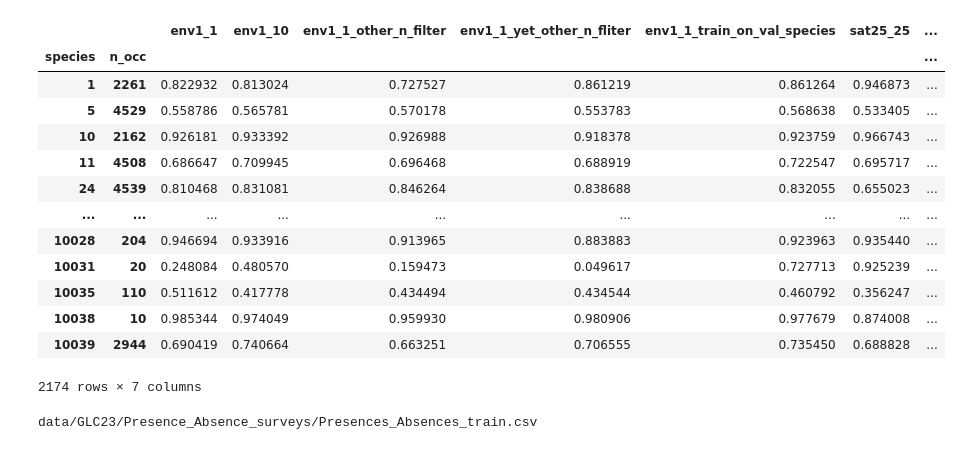
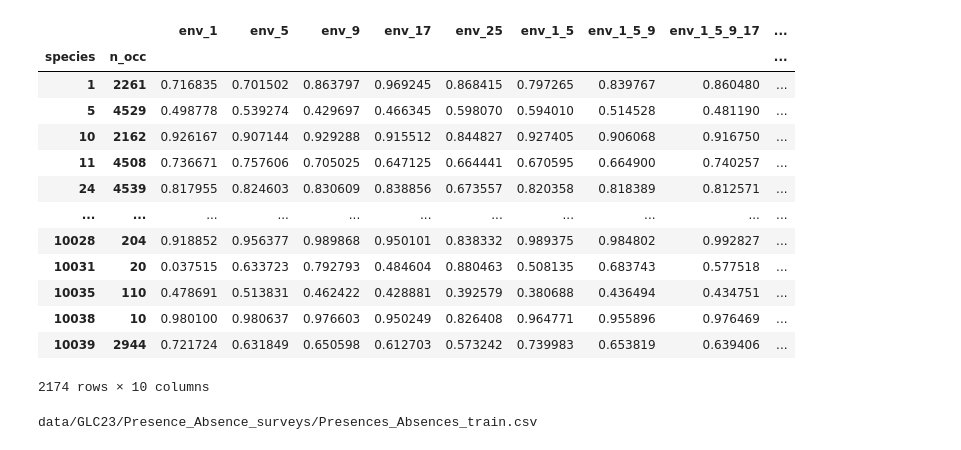
Before and after one commit to ninavantiel/multi_scale_SDMs, a Jupyter notebook: model_evaluation.ipynb, the cells around one changed output. Saved outputs shown, nothing was run; the diff lists cells and outputs as text; code cells hidden in the pictures.

Commit message:
last quirks

```diff
--- a/model_evaluation.ipynb
+++ b/model_evaluation.ipynb
@@ -24,55 +26,90 @@ models = {
     # '0422_env20_4res_1_3_5_10': '1_3_5_10',
     # '0418_env20_4res': '1_5_10_20',
     # '0419_env20_5res': '1_3_5_10_20'
 
     # '0409_env6_1res_1': '1',
     # '0416_env6_1res_1_autoencoder': '1_autoencoder',
     # '0409_env6_1res_5': '5',
     # '0416_env6_1res_5_autoencoder': '5_autoencoder'
 
     # '0425_sat128_1res_resnet_bs1024': '250m',
     # '0426_sat128_1res_25': '630m',
     # '0426_sat128_1res_52': '1250m',
     # '0430_sat18_3res': '3res_bs256!!'
 
     # '0501_sat128_1res_25_bs256': '250m',
     # '0501_sat128_1res_63_bs256': '630m',
     # '0501_sat128_1res_125_bs256': '1250m',
     # '0501_sat128_3res_2174_bs256': '3res'
 
     # '0510_env3res': 'env_3res',
     # '0510_sat3res': 'sat_3res',
     # '0510_multimodel_multires': 'env_3res_sat_3res'
 
-    '0604_env1_1': 'env1_1',
-    '0604_env1_10': 'env1_10',
-    '0604_env1_1_other_n_filters': 'env1_1_other_n_filter',
-    '0605_env1_1_yet_other_n_filters': 'env1_1_yet_other_n_fliter',
-    '0605_env1_1_train_set_only_val_species': 'env1_1_train_on_val_species',
-    '0604_sat25_25': 'sat25_25',
-    '0604_sat25_128': 'sat25_128'
+    # '0604_env1_1': 'env1_1',
+    # '0604_env1_10': 'env1_10',
+    # '0604_env1_1_other_n_filters': 'env1_1_other_n_filter',
+    # '0605_env1_1_yet_other_n_filters': 'env1_1_yet_other_n_fliter',
+    # '0605_env1_1_train_set_only_val_species': 'env1_1_train_on_val_species',
+    # '0604_sat25_25': 'sat25_25',
+    # '0604_sat25_128': 'sat25_128'
+
+    '0618_env_1': 'env_1',
+    # '0615_env_1_patchsize_5': 'env_1_ps5',
+    # '0612_env_3': 'env_3',
+    '0612_env_5': 'env_5', # (1*5conv)
+    # '0613_env_5_2convs3x3': 'env_5 (2*3convs)',
+    '0612_env_9': 'env_9',
+    # '0611_env13_no_dilated_convs': 'env_13',
+    '0612_env_17': 'env_17',
+    '0612_env_25': 'env_25',
+    # '0614_env_1_3_9_17': 'env_1_3_9_17',
+    # '0615_env_1_3_9': 'env_1_3_9',
+    # '0615_env_1_3_5': 'env_1_3_5'
+    '0619_env_1_5': 'env_1_5',
+    '0619_env_1_5_9': 'env_1_5_9',
+    '0619_env_1_5_9_17': 'env_1_5_9_17',
+    '0619_env_1_5_9_17_25': 'env_1_5_9_17_25',
+    '0619_env_5_9_17_25': 'env_5_9_17_25'
+
+    # '0615_sat_25': 'sat_25',
+    # '0613_sat_49': 'sat_49',
+    # '0613_sat_73': 'sat_73',
+    # '0613_sat_97': 'sat_97',
+    # '0613_sat_121': 'sat_121',
+    # '0615_sat_25_73_121': 'sat_25_73_121',
+    # '0608_sat_25_25': 'sat_25',
+    # '0610_sat_63_64': 'sat_64',
+    # '0610_sat_125_126': 'sat_125',
+    # '0619_sat_115_out_2048': 'sat_115_maxpool_out_2048',
+    # '0619_sat_115_out_2048_noweightdecay': 'sat_115_maxpool_out_2048_nowd',
+    # '0618_sat_65_3x3convs_stride2': 'sat_65_stride',
+    # '0618_sat_125_3x3convs_stride2': 'sat_125_stride',
+    # '0619_sat_59_maxpool': 'sat_59_maxpool',
+    # '0619_sat_115_maxpool': 'sat_115_maxpool'
+
 }
-checkpoint = 'last' #'best_val_auc' #
+checkpoint = 'best_val_auc' # 'last' #
 auc_df = pd.concat([
     pd.read_csv(f"models/{k}/{checkpoint}_species_auc.csv").rename(columns={"auc": v}).set_index(['species','n_occ']) for k, v in models.items()
 ], axis=1)
 
 auc_df
 # %% [output]
-|  |  | env1_1 | env1_10 | env1_1_other_n_filter | env1_1_yet_other_n_fliter | env1_1_train_on_val_species | sat25_25 | ... |
-| species | n_occ |  |  |  |  |  |  | ... |
-| 1 | 2261 | 0.822932 | 0.813024 | 0.727527 | 0.861219 | 0.861264 | 0.946873 | ... |
-| 5 | 4529 | 0.558786 | 0.565781 | 0.570178 | 0.553783 | 0.568638 | 0.533405 | ... |
-| 10 | 2162 | 0.926181 | 0.933392 | 0.926988 | 0.918378 | 0.923759 | 0.966743 | ... |
-| 11 | 4508 | 0.686647 | 0.709945 | 0.696468 | 0.688919 | 0.722547 | 0.695717 | ... |
-| 24 | 4539 | 0.810468 | 0.831081 | 0.846264 | 0.838688 | 0.832055 | 0.655023 | ... |
-| ... | ... | ... | ... | ... | ... | ... | ... | ... |
-| 10028 | 204 | 0.946694 | 0.933916 | 0.913965 | 0.883883 | 0.923963 | 0.935440 | ... |
-| 10031 | 20 | 0.248084 | 0.480570 | 0.159473 | 0.049617 | 0.727713 | 0.925239 | ... |
-| 10035 | 110 | 0.511612 | 0.417778 | 0.434494 | 0.434544 | 0.460792 | 0.356247 | ... |
-| 10038 | 10 | 0.985344 | 0.974049 | 0.959930 | 0.980906 | 0.977679 | 0.874008 | ... |
-| 10039 | 2944 | 0.690419 | 0.740664 | 0.663251 | 0.706555 | 0.735450 | 0.688828 | ... |
+|  |  | env_1 | env_5 | env_9 | env_17 | env_25 | env_1_5 | env_1_5_9 | env_1_5_9_17 | ... |
+| species | n_occ |  |  |  |  |  |  |  |  | ... |
+| 1 | 2261 | 0.716835 | 0.701502 | 0.863797 | 0.969245 | 0.868415 | 0.797265 | 0.839767 | 0.860480 | ... |
+| 5 | 4529 | 0.498778 | 0.539274 | 0.429697 | 0.466345 | 0.598070 | 0.594010 | 0.514528 | 0.481190 | ... |
+| 10 | 2162 | 0.926167 | 0.907144 | 0.929288 | 0.915512 | 0.844827 | 0.927405 | 0.906068 | 0.916750 | ... |
+| 11 | 4508 | 0.736671 | 0.757606 | 0.705025 | 0.647125 | 0.664441 | 0.670595 | 0.664900 | 0.740257 | ... |
+| 24 | 4539 | 0.817955 | 0.824603 | 0.830609 | 0.838856 | 0.673557 | 0.820358 | 0.818389 | 0.812571 | ... |
+| ... | ... | ... | ... | ... | ... | ... | ... | ... | ... | ... |
+| 10028 | 204 | 0.918852 | 0.956377 | 0.989868 | 0.950101 | 0.838332 | 0.989375 | 0.984802 | 0.992827 | ... |
+| 10031 | 20 | 0.037515 | 0.633723 | 0.792793 | 0.484604 | 0.880463 | 0.508135 | 0.683743 | 0.577518 | ... |
+| 10035 | 110 | 0.478691 | 0.513831 | 0.462422 | 0.428881 | 0.392579 | 0.380688 | 0.436494 | 0.434751 | ... |
+| 10038 | 10 | 0.980100 | 0.980637 | 0.976603 | 0.950249 | 0.826408 | 0.964771 | 0.955896 | 0.976469 | ... |
+| 10039 | 2944 | 0.721724 | 0.631849 | 0.650598 | 0.612703 | 0.573242 | 0.739983 | 0.653819 | 0.639406 | ... |
-2174 rows × 7 columns
+2174 rows × 10 columns
 # %%
 pa_path = get_path_to("pa", "glc23", datadir)
 print(pa_path)
```
Also changed, not shown: parts of 29 cells of this notebook, 7 other files.
